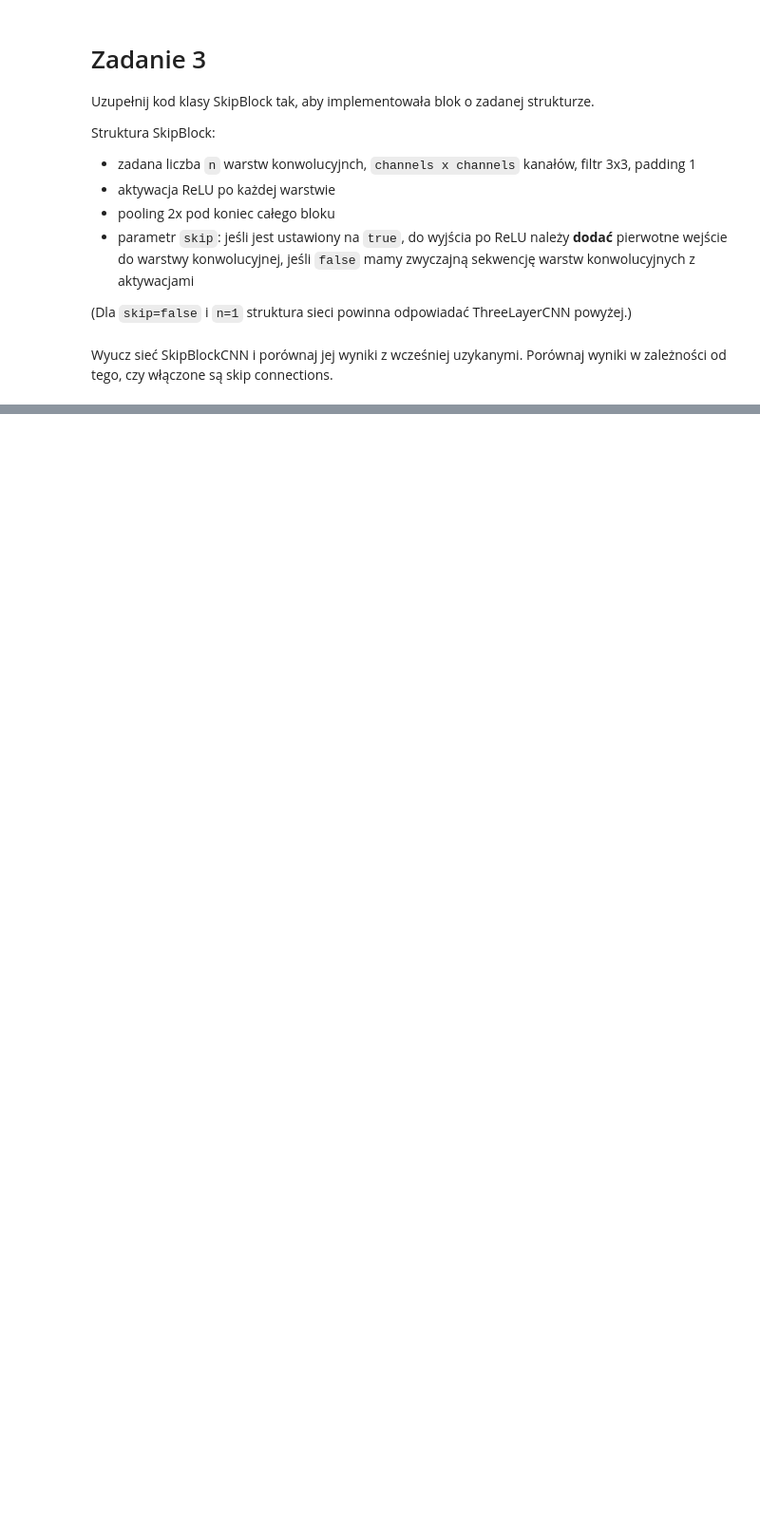
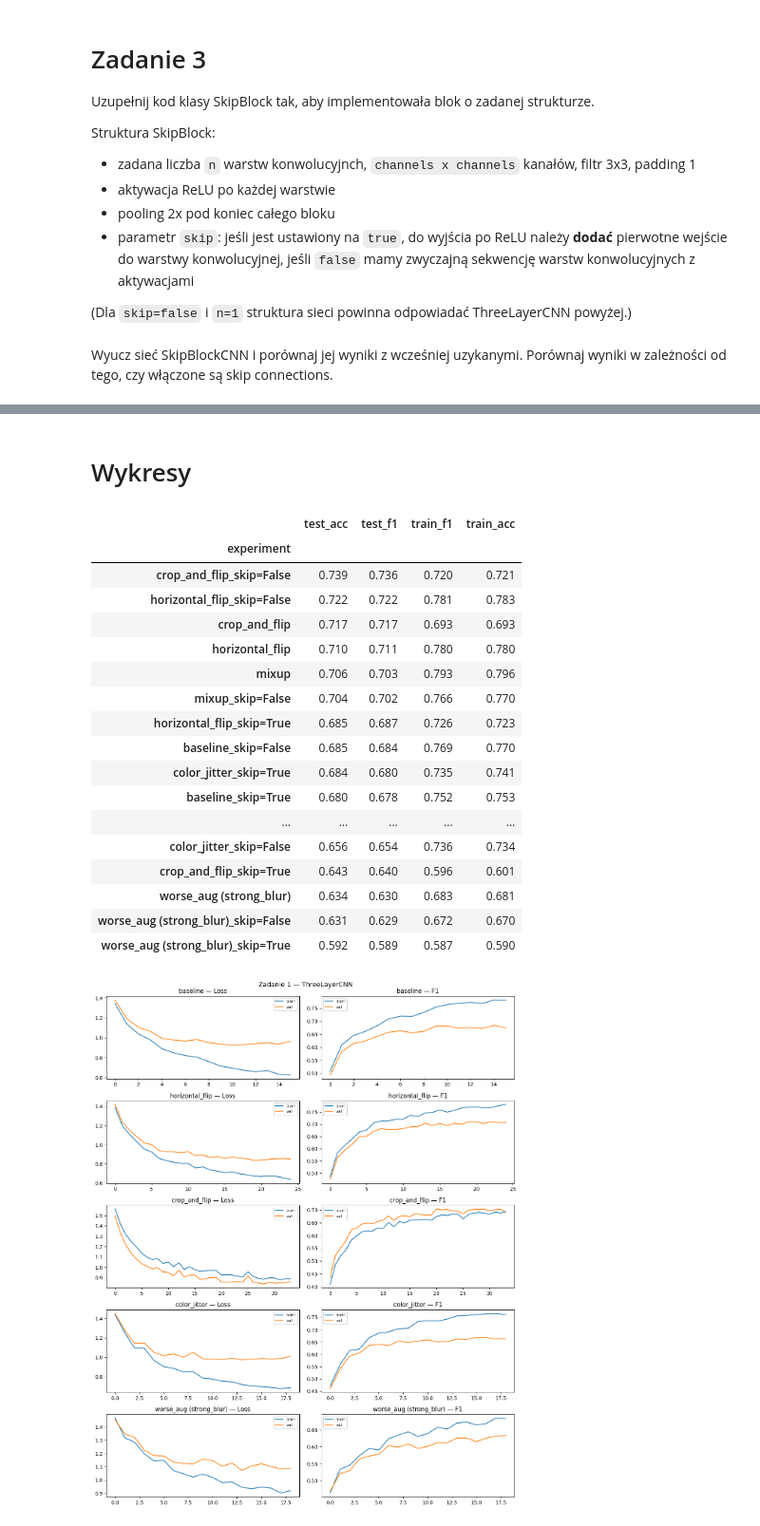
Before and after one commit to KwolekD/GlebokieSieciNeuronowe, a Jupyter notebook: lab06.ipynb, the cells around one changed output, grey strips where cells are left out. Shown at 95% size. Drawn from its saved outputs; the diff is of its cells as text; code cells hidden in the pictures; blank space fills up the shorter version.

```diff
--- a/lab06.ipynb
+++ b/lab06.ipynb
@@ -160,7 +180,7 @@ class ThreeLayerCNN(torch.nn.Module):
     self.model.add_module("relu_3", torch.nn.ReLU())
     self.model.add_module("max_pool_2", torch.nn.MaxPool2d(2))
     self.model.add_module("flatten", torch.nn.Flatten())
-    self.model.add_module("linear", torch.nn.Linear( ___ , 10)) #uzupełnij
+    self.model.add_module("linear", torch.nn.Linear( channels * 64 , 10)) #uzupełnij
 
   def forward(self, x):
     return self.model(x)
@@ -224,0 +374,9 @@ Sprawdź, czy uzyskuje ona przewagę nad modelem trenowanym bez augmentacji.
+# %%
+loss_fn   = nn.CrossEntropyLoss()
+model     = ThreeLayerCNN(channels=32, labels=10)
+optimiser = optim.Adam(model.parameters())
+results["mixup"] = run_exp("mixup", loss_fn, fit_mixup, model, optimiser)
+
+print("Porownanie baseline - bez Mixup vs z Mixup:")
+print(f"  baseline (fit):       Acc={results['baseline']['test_acc']:.3f}  F1={results['baseline']['test_f1']:.3f}")
+print(f"  baseline (fit_mixup): Acc={results['mixup']['test_acc']:.3f}  F1={results['mixup']['test_f1']:.3f}")
@@ -267,6 +445,2 @@ class SkipBlockCNN(torch.nn.Module):
 # %% [markdown]
  Wyucz sieć SkipBlockCNN i porównaj jej wyniki z wcześniej uzykanymi. Porównaj wyniki w zależności od tego, czy włączone są skip connections.
-# %%
-model = SkipBlockCNN(channels=32, labels=10, n=3, skip=True)
-
-# wyucz sieć i porównaj wyniki
@@ -272,0 +516,62 @@ model = SkipBlockCNN(channels=32, labels=10, n=3, skip=True)
+# %% [markdown]
+# Wykresy
+# %%
+import pandas as pd
+import matplotlib.pyplot as plt
+
+# ─────────────────────────────────────────────────────────────────
+# Tabela wyników wszystkich eksperymentów
+# ─────────────────────────────────────────────────────────────────
+rows = []
+for name, m in results.items():
+    rows.append({"experiment": name,
+                 "test_acc": m["test_acc"], "test_f1": m["test_f1"], "train_f1": m["train_f1"][-1], "train_acc": m["train_acc"][-1]})
+for name, m in results_skip.items():
+    rows.append({"experiment": name,
+                 "test_acc": m["test_acc"], "test_f1": m["test_f1"], "train_f1": m["train_f1"][-1], "train_acc": m["train_acc"][-1]})
+
+rows = sorted(rows, key=lambda r: (r["experiment"]))
+df = pd.DataFrame(rows).set_index(["experiment"]).sort_values(by=["test_f1"], ascending=False)
+display(df.style.format({"test_acc": "{:.3f}", "test_f1": "{:.3f}", "train_f1": "{:.3f}", "train_acc": "{:.3f}"}))
+
+
+# ─────────────────────────────────────────────────────────────────
+# Zadanie 1 — krzywe dla każdej augmentacji
+# ─────────────────────────────────────────────────────────────────
+task1_names = [k for k in results if k != "mixup"]
+n = len(task1_names)
+fig, axes = plt.subplots(n, 2, figsize=(12, 3 * n))
+fig.suptitle("Zadanie 1 — ThreeLayerCNN", fontsize=13)
+for i, name in enumerate(task1_names):
+    m = results[name]
+    ep = range(len(m['train_loss']))
+    axes[i, 0].plot(ep, m['train_loss'], label='train')
+    axes[i, 0].plot(ep, m['val_loss'],   label='val')
+    axes[i, 0].set_title(f"{name} — Loss")
+    axes[i, 0].legend(fontsize=8)
+    axes[i, 1].plot(ep, m['train_f1'], label='train')
+    axes[i, 1].plot(ep, m['val_f1'],   label='val')
+    axes[i, 1].set_title(f"{name} — F1")
+    axes[i, 1].legend(fontsize=8)
+plt.tight_layout()
+plt.show()
+# %% [output]
+|  | test_acc | test_f1 | train_f1 | train_acc |
+| experiment |  |  |  |  |
+| crop_and_flip_skip=False | 0.739 | 0.736 | 0.720 | 0.721 |
+| horizontal_flip_skip=False | 0.722 | 0.722 | 0.781 | 0.783 |
+| crop_and_flip | 0.717 | 0.717 | 0.693 | 0.693 |
+| horizontal_flip | 0.710 | 0.711 | 0.780 | 0.780 |
+| mixup | 0.706 | 0.703 | 0.793 | 0.796 |
+| mixup_skip=False | 0.704 | 0.702 | 0.766 | 0.770 |
+| horizontal_flip_skip=True | 0.685 | 0.687 | 0.726 | 0.723 |
+| baseline_skip=False | 0.685 | 0.684 | 0.769 | 0.770 |
+| color_jitter_skip=True | 0.684 | 0.680 | 0.735 | 0.741 |
+| baseline_skip=True | 0.680 | 0.678 | 0.752 | 0.753 |
+| ... | ... | ... | ... | ... |
+| color_jitter_skip=False | 0.656 | 0.654 | 0.736 | 0.734 |
+| crop_and_flip_skip=True | 0.643 | 0.640 | 0.596 | 0.601 |
+| worse_aug (strong_blur) | 0.634 | 0.630 | 0.683 | 0.681 |
+| worse_aug (strong_blur)_skip=False | 0.631 | 0.629 | 0.672 | 0.670 |
+| worse_aug (strong_blur)_skip=True | 0.592 | 0.589 | 0.587 | 0.590 |
+[figure, added]
```
Also changed, not shown: parts of 14 cells of this notebook, 1 other file.
